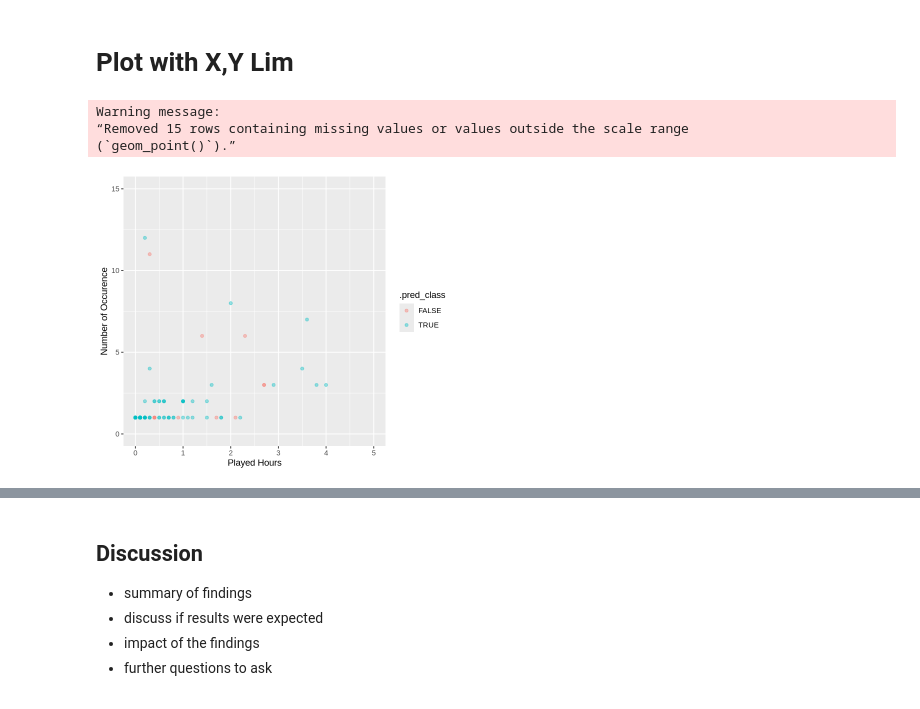
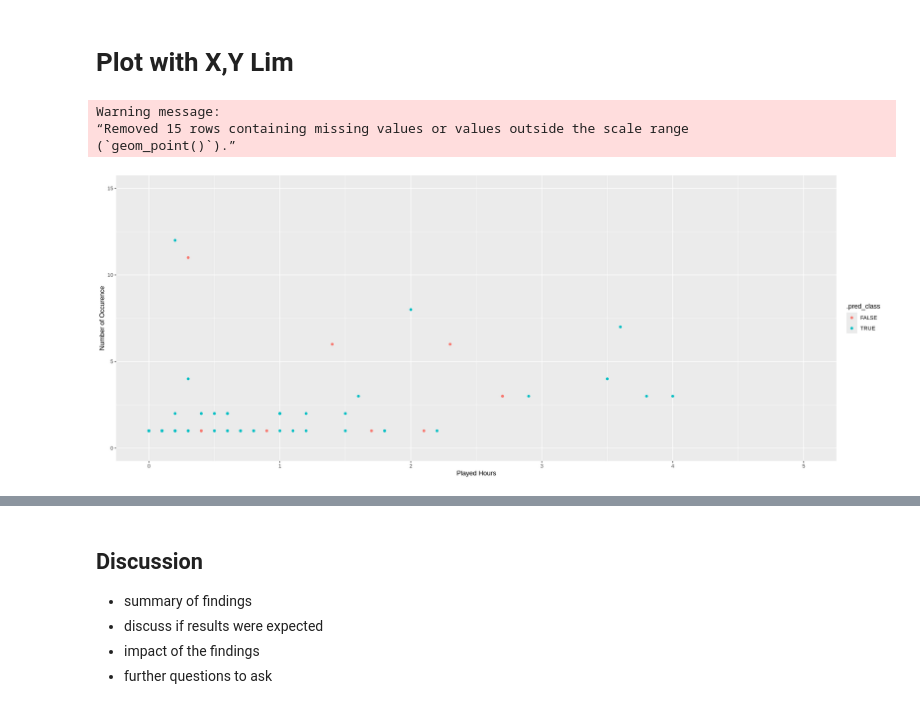
Before and after one commit to clam171/DSCI-100---S6G16, a Jupyter notebook: DSCI 100(S6G16) Project.ipynb, the cells around one changed output, grey strips where cells are left out. Cells and saved outputs as stored; diff of their text form; code cells hidden in the pictures.

```diff
--- a/DSCI 100(S6G16) Project.ipynb
+++ b/DSCI 100(S6G16) Project.ipynb
@@ -522,16 +526,17 @@ A tibble: 12 × 11
 # %% [markdown]
 # Plot with X,Y Lim
 # %%
+options(repr.plot.width = 18, repr.plot.height = 7)
 sub_predictions_lim <- data_preds |>
     ggplot(aes(x = played_hours, y = count, color = .pred_class)) +
-        geom_point(alpha = 0.4) +
+        geom_point(alpha = 1) +
         xlim(0, 5) +
         ylim(0, 15) +
         xlab("Played Hours") +
         ylab("Number of Occurence")
 sub_predictions_lim
 # %% [output]
 Warning message:
 “Removed 15 rows containing missing values or values outside the scale range
 (`geom_point()`).”
-[figure, old version]
+[figure, new version]
```
Also changed, not shown: parts of 10 cells of this notebook.
